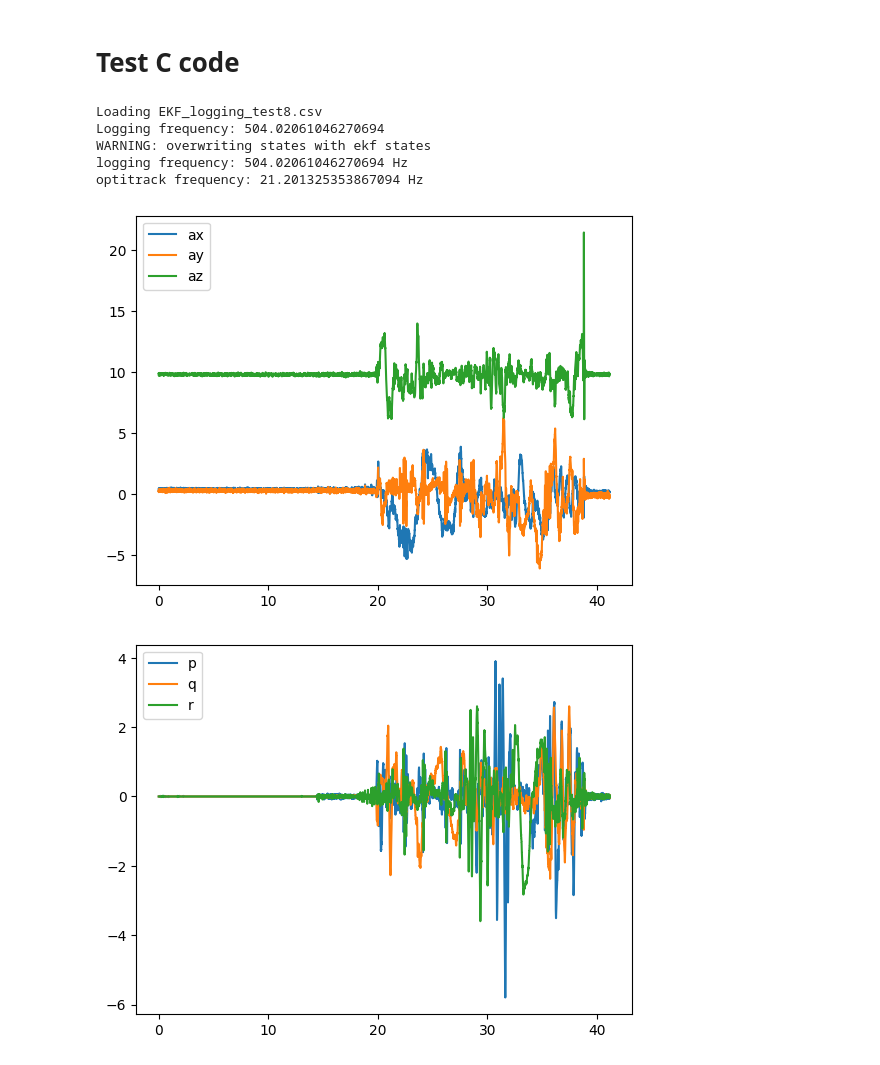
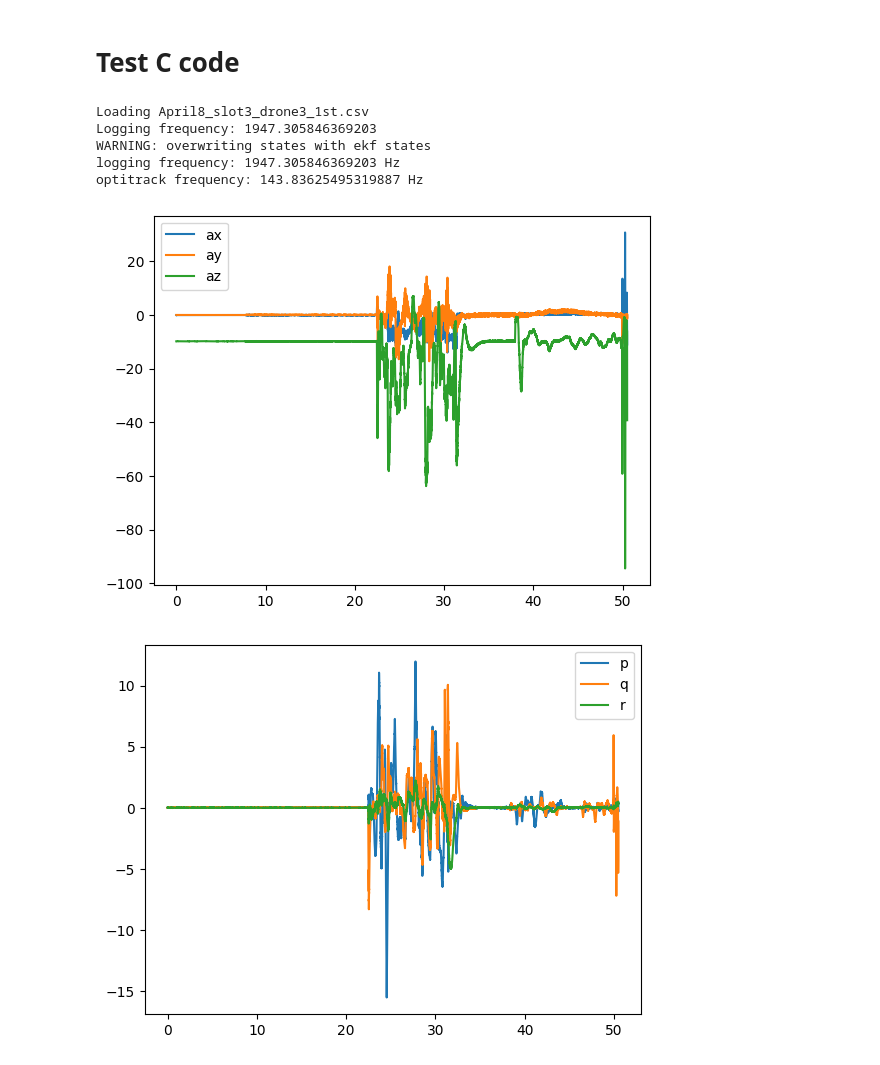
Before and after one commit to tudelft/ekf_c_code_generation, a Jupyter notebook: Generate Kalman Filter C Code.ipynb, the cells around one changed output. Cells and saved outputs as stored; diff of their text form; code cells hidden in the pictures.

```diff
--- a/Generate Kalman Filter C Code.ipynb
+++ b/Generate Kalman Filter C Code.ipynb
@@ -68,38 +68,38 @@ import matplotlib.pyplot as plt
 from analyze import *
 
 #data = np.load('ekf_data_6may_8ms_delay.npz')
-data = load_flight_data('EKF_logging_test8.csv')
+data = load_flight_data('April8_slot3_drone3_1st.csv')
 
 # logging frequency
 freq = 1/np.mean(np.diff(data['t']))
 print('logging frequency:',freq,'Hz')
 
 # optitrack frequency
 opti_updates = (np.gradient(data['x_opti'])!=0) | (np.gradient(data['y_opti'])!=0) | (np.gradient(data['z_opti'])!=0)
 opti_freq = 1/np.mean(np.diff(data['t'][opti_updates]))
 print('optitrack frequency:',opti_freq,'Hz')
 
 # plot ax, ay, az
 # clos all plots
 %matplotlib inline
 plt.close('all')
 plt.plot(data['t'],data['ax'],label='ax')
 plt.plot(data['t'],data['ay'],label='ay')
 plt.plot(data['t'],data['az'],label='az')
 plt.legend()
 plt.show()
 
 plt.plot(data['t'],data['p'],label='p')
 plt.plot(data['t'],data['q'],label='q')
 plt.plot(data['t'],data['r'],label='r')
 plt.legend()
 plt.show()
 # %% [output]
-Loading EKF_logging_test8.csv
-Logging frequency: 504.02061046270694
+Loading April8_slot3_drone3_1st.csv
+Logging frequency: 1947.305846369203
 WARNING: overwriting states with ekf states
-logging frequency: 504.02061046270694 Hz
-optitrack frequency: 21.201325353867094 Hz
+logging frequency: 1947.305846369203 Hz
+optitrack frequency: 143.83625495319887 Hz
-[figure, old version]
+[figure, new version]
-[figure, old version]
+[figure, new version]
 # %%
```
Also changed, not shown: parts of 5 cells of this notebook, 5 other files.
